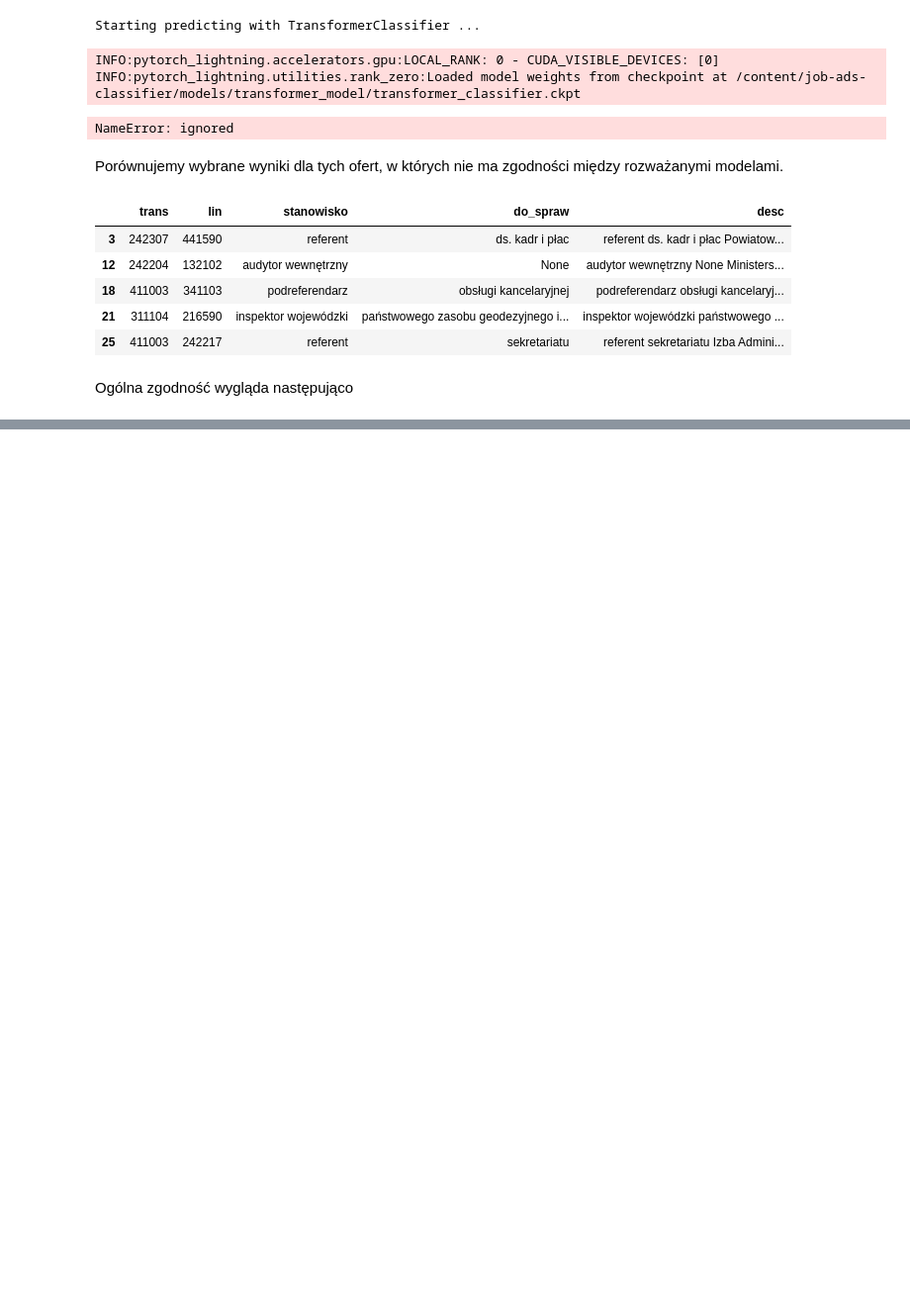
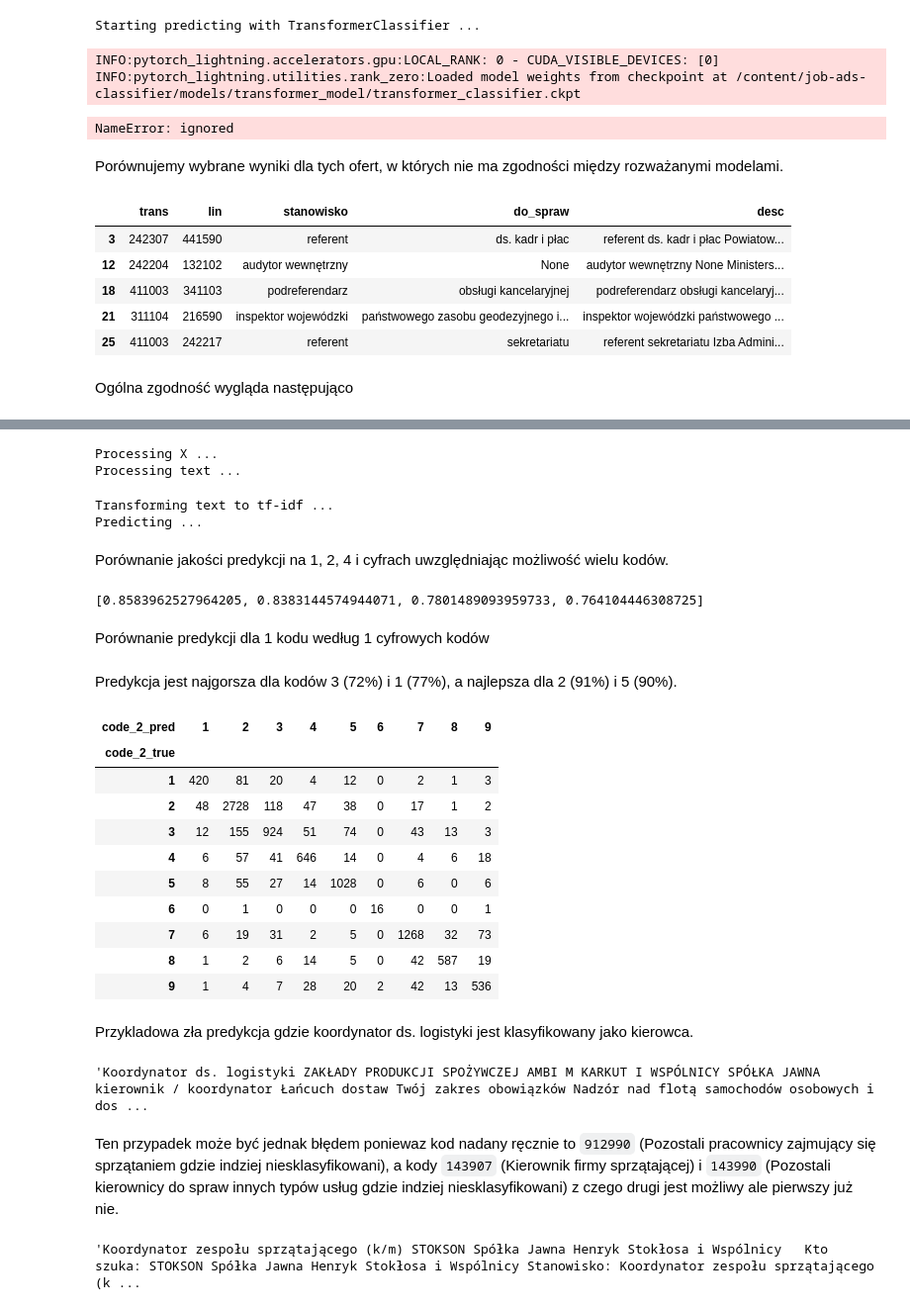
Before and after one commit to ONLABSPL/job-ads-classifier, a Jupyter notebook: job_classification_examples_polski.ipynb, the cells around one changed output, grey strips where cells are left out. Shown at 99% size. Saved outputs shown, nothing was run; the diff lists cells and outputs as text; code cells hidden in the pictures; blank space fills up the shorter version.

```diff
--- a/job_classification_examples_polski.ipynb
+++ b/job_classification_examples_polski.ipynb
@@ -295,0 +336,67 @@ Ogólna zgodność wygląda następująco
+# %%
+labeled = pd.read_csv("https://github.com/ncn-foreigners/job-ads-datasets/raw/main/data/hand-coded.csv", dtype="str")
+labeled["code"]=labeled["code"].str.strip()
+labeled["desc"]=labeled["desc"].str.strip()
+labeled = labeled[~pd.isna(labeled["code"])].drop_duplicates().reset_index()
+labeled2 = labeled.groupby("desc")['code'].apply(lambda x: list(x)).reset_index()
+# %%
+labeled_code6 = model_paper_linear.predict(
+    X_text=list(labeled2["desc"]),
+    output_level="last",
+    format="dataframe",
+    top_k=3
+)
+# %% [output]
+Processing X ...
+Processing text ...
+Transforming text to tf-idf ...
+Predicting ...
+# %%
+labeled2["predictions"]= labeled_code6[["class_1", "class_2", "class_3"]].apply(lambda x: [str(x.class_1), str(x.class_2), str(x.class_3)], axis = 1)
+labeled2["pred1_overlap"]=labeled2.apply(lambda x: len([val for val in [i[0] for i in x.predictions[0:len(x.code)]] if val in [str(j)[0] for j in x.code]])/len(x.code), axis = 1)
+labeled2["pred2_overlap"]=labeled2.apply(lambda x: len([val for val in [i[0:2] for i in x.predictions[0:len(x.code)]] if val in [str(j)[0:2] for j in x.code]])/len(x.code), axis = 1)
+labeled2["pred4_overlap"]=labeled2.apply(lambda x: len([val for val in [i[0:5] for i in x.predictions[0:len(x.code)]] if val in [str(j)[0:5] for j in x.code]])/len(x.code), axis = 1)
+labeled2["pred6_overlap"]=labeled2.apply(lambda x: len([val for val in x.predictions[0:len(x.code)] if val in x.code])/len(x.code), axis = 1)
+# %% [markdown]
+Porównanie jakości predykcji na 1, 2, 4 i cyfrach uwzględniając możliwość wielu kodów.
+# %%
+[np.sum(labeled2["pred1_overlap"]) / labeled2.shape[0],
+ np.sum(labeled2["pred2_overlap"]) / labeled2.shape[0],
+ np.sum(labeled2["pred4_overlap"]) / labeled2.shape[0],
+ np.sum(labeled2["pred6_overlap"]) / labeled2.shape[0]]
+# %% [output]
+[0.8583962527964205, 0.8383144574944071, 0.7801489093959733, 0.764104446308725]
+# %% [markdown]
+Porównanie predykcji dla 1 kodu według 1 cyfrowych kodów
+# %%
+labeled2["code_2_true"]=labeled2["code"].apply(lambda x: str(x[0])[0])
+labeled2["code_2_pred"]=labeled2["predictions"].apply(lambda x: str(x[0])[0])
+# %% [markdown]
+Predykcja jest najgorsza dla kodów 3 (72%) i 1 (77%), a najlepsza dla 2 (91%) i 5 (90%).
+# %%
+pd.crosstab(index = labeled2["code_2_true"],
+            columns = labeled2["code_2_pred"])
+# %% [output]
+| code_2_pred | 1 | 2 | 3 | 4 | 5 | 6 | 7 | 8 | 9 |
+| code_2_true |  |  |  |  |  |  |  |  |  |
+| 1 | 420 | 81 | 20 | 4 | 12 | 0 | 2 | 1 | 3 |
+| 2 | 48 | 2728 | 118 | 47 | 38 | 0 | 17 | 1 | 2 |
+| 3 | 12 | 155 | 924 | 51 | 74 | 0 | 43 | 13 | 3 |
+| 4 | 6 | 57 | 41 | 646 | 14 | 0 | 4 | 6 | 18 |
+| 5 | 8 | 55 | 27 | 14 | 1028 | 0 | 6 | 0 | 6 |
+| 6 | 0 | 1 | 0 | 0 | 0 | 16 | 0 | 0 | 1 |
+| 7 | 6 | 19 | 31 | 2 | 5 | 0 | 1268 | 32 | 73 |
+| 8 | 1 | 2 | 6 | 14 | 5 | 0 | 42 | 587 | 19 |
+| 9 | 1 | 4 | 7 | 28 | 20 | 2 | 42 | 13 | 536 |
+# %% [markdown]
+Przykladowa zła predykcja gdzie koordynator ds. logistyki jest klasyfikowany jako kierowca.
+# %%
+labeled2[(labeled2["code_2_true"]=="2") & (labeled2["code_2_pred"]== "8")].iloc[0,0]
+# %% [output]
+'Koordynator ds. logistyki ZAKŁADY PRODUKCJI SPOŻYWCZEJ AMBI M KARKUT I WSPÓLNICY SPÓŁKA JAWNA kierownik / koordynator Łańcuch dostaw Twój zakres obowiązków Nadzór nad flotą samochodów osobowych i dos ...
+# %% [markdown]
+Ten przypadek może być jednak błędem poniewaz kod nadany ręcznie to `912990` (Pozostali pracownicy zajmujący się sprzątaniem gdzie indziej niesklasyfikowani), a kody `143907` (Kierownik firmy sprzątającej) i `143990` (Pozostali kierownicy do spraw innych typów usług gdzie indziej niesklasyfikowani) z czego drugi jest możliwy ale pierwszy już nie.
+# %%
+labeled2[(labeled2["code_2_true"]=="9") & (labeled2["code_2_pred"]== "1")].iloc[0,0]
+# %% [output]
+'Koordynator zespołu sprzątającego (k/m) STOKSON Spółka Jawna Henryk Stokłosa i Wspólnicy   Kto szuka: STOKSON Spółka Jawna Henryk Stokłosa i Wspólnicy Stanowisko: Koordynator zespołu sprzątającego (k ...
```
Also changed, not shown: parts of 8 cells of this notebook.
